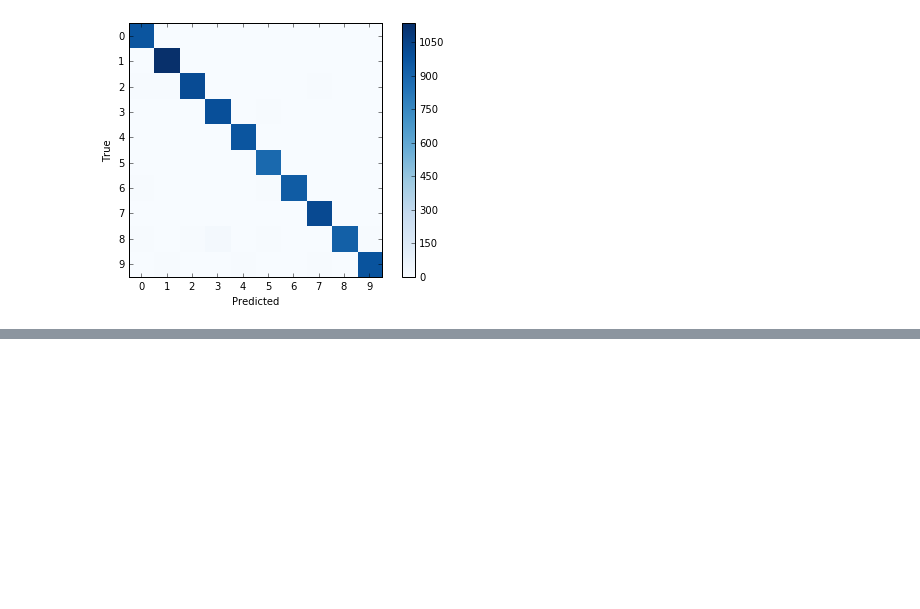
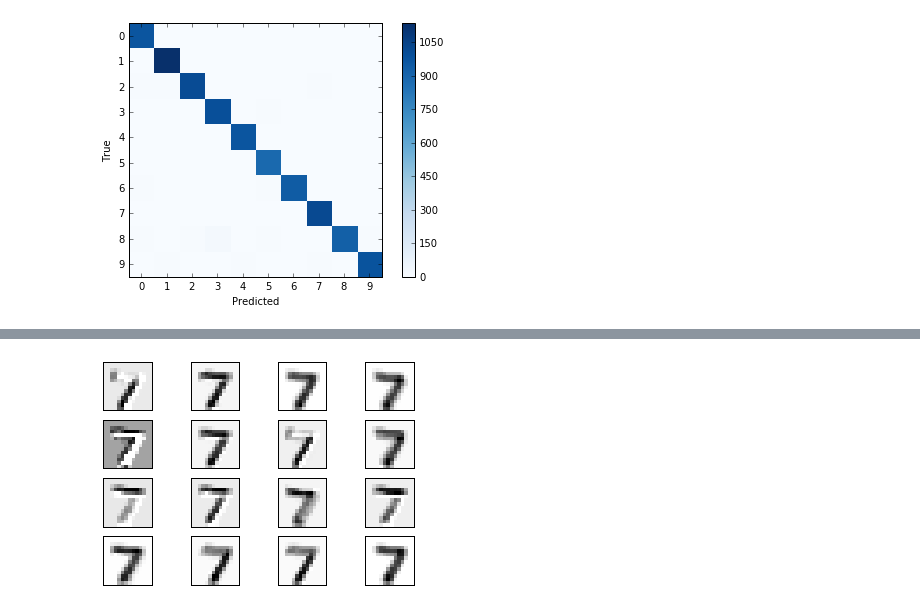
Before and after one commit to ijustloveses/tensorflow_tutorial, a Jupyter notebook: 02_Convolutional_NN.ipynb, the cells around one changed output, grey strips where cells are left out. Saved outputs shown, nothing was run; the diff lists cells and outputs as text; code cells hidden in the pictures; blank space fills up the shorter version.

```diff
--- a/02_Convolutional_NN.ipynb
+++ b/02_Convolutional_NN.ipynb
@@ -465,0 +506,5 @@ print_confusion_matrix()
+# %%
+# 看看第一层 Conv 输出好了，看到经过第一层 Conv，不同的 filter 会对不同的位置做强化或者弱化
+plot_conv_layer(layer=layer_conv1, image=image1)
+# %% [output]
+[figure, added]
```
Also changed, not shown: parts of 5 cells of this notebook.
